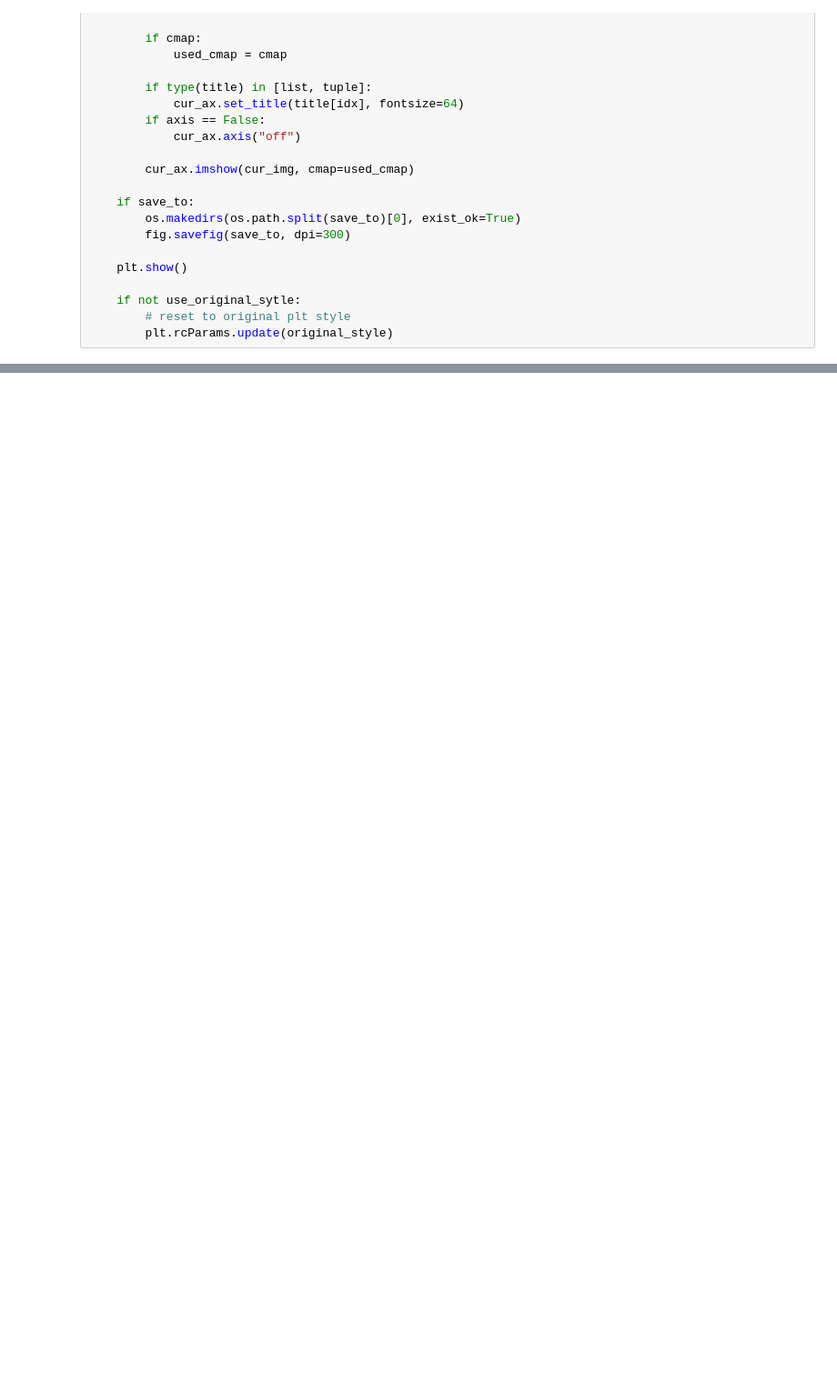
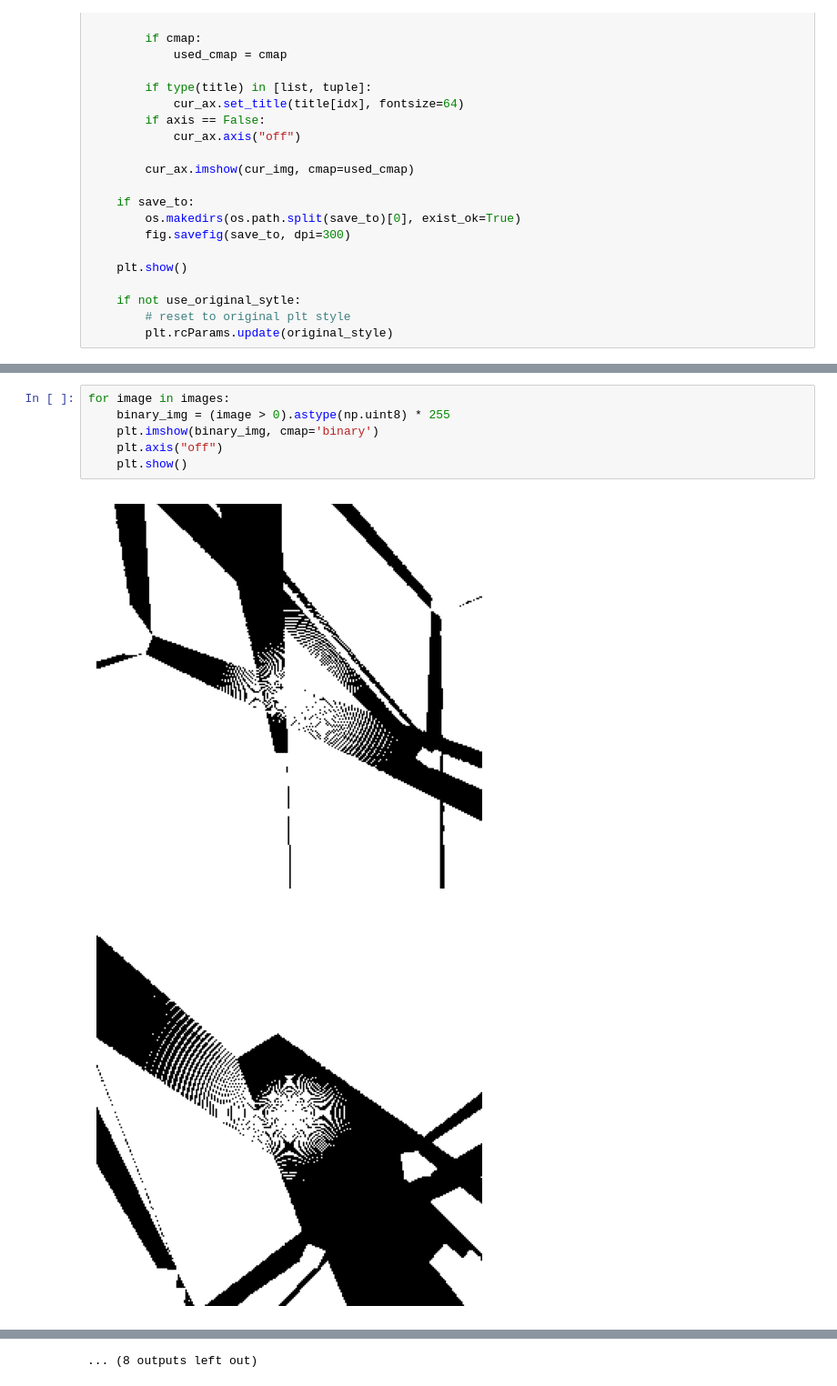
Before and after one commit to xXAI-botXx/Master-Exam, a Jupyter notebook: src/visualize.ipynb, the cells around one changed output, grey strips where cells are left out. Shown at 91% size. Saved outputs shown, nothing was run; the diff lists cells and outputs as text; blank space fills up the shorter version.

```diff
--- a/src/visualize.ipynb
+++ b/src/visualize.ipynb
@@ -185,0 +168,9 @@ Making you a beautiful plot...
+# %%
+for image in images:
+    binary_img = (image > 0).astype(np.uint8) * 255
+    plt.imshow(binary_img, cmap='binary')
+    plt.axis("off")
+    plt.show()
+# %% [output]
+[figure, added]
+[figure, added]
@@ -185,0 +187 @@ Making you a beautiful plot...
+... (8 outputs left out)
```
Also changed, not shown: parts of 5 cells of this notebook, 1 other file.
